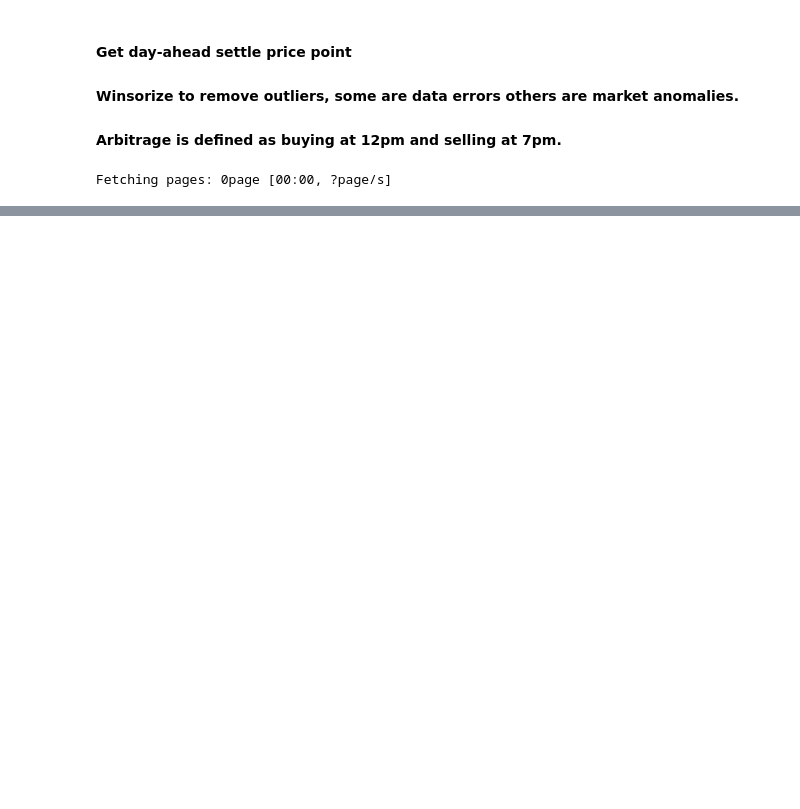
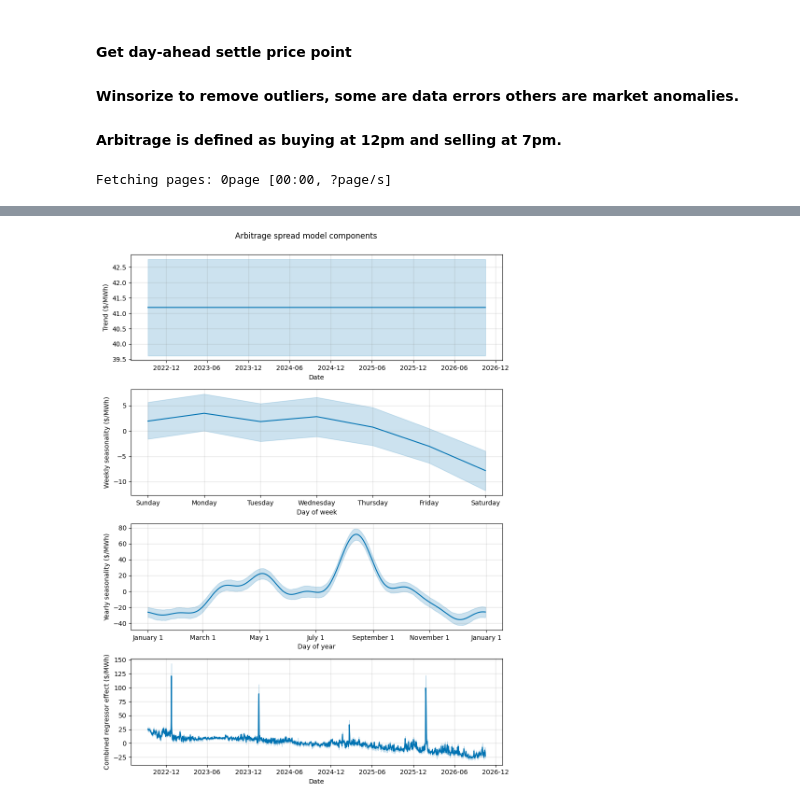
Before and after one commit to andrewkittredge/modo_energy, a Jupyter notebook: analysis.ipynb, the cells around one changed output, grey strips where cells are left out. Saved outputs shown, nothing was run; the diff lists cells and outputs as text; code cells hidden in the pictures; blank space fills up the shorter version.

```diff
--- a/analysis.ipynb
+++ b/analysis.ipynb
@@ -124 +212,17 @@ fig2 = model.plot_components(fitted)
+# %%
+fig2 = model.plot_components(fitted)
+component_labels = {
+    "trend": "Trend ($/MWh)",
+    "yearly": "Yearly seasonality ($/MWh)",
+    "weekly": "Weekly seasonality ($/MWh)",
+    "extra_regressors_additive": "Combined regressor effect ($/MWh)",
+}
+for ax in fig2.axes:
+    ax.set_ylabel(component_labels.get(ax.get_ylabel(), ax.get_ylabel()))
+    if ax.get_xlabel() == "ds":
+        ax.set_xlabel("Date")
+fig2.suptitle("Arbitrage spread model components", y=1.0)
+fig2.tight_layout()
+# %% [output]
+[figure, added]
 # %%
```
Also changed, not shown: parts of 26 cells of this notebook, 4 other files.
